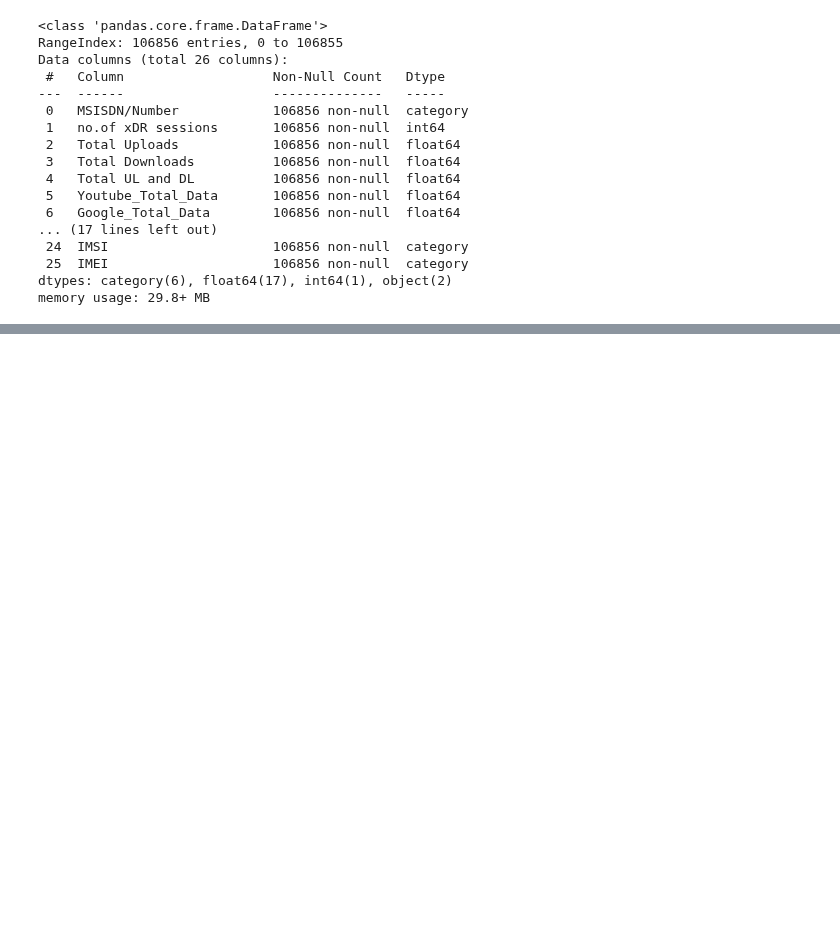
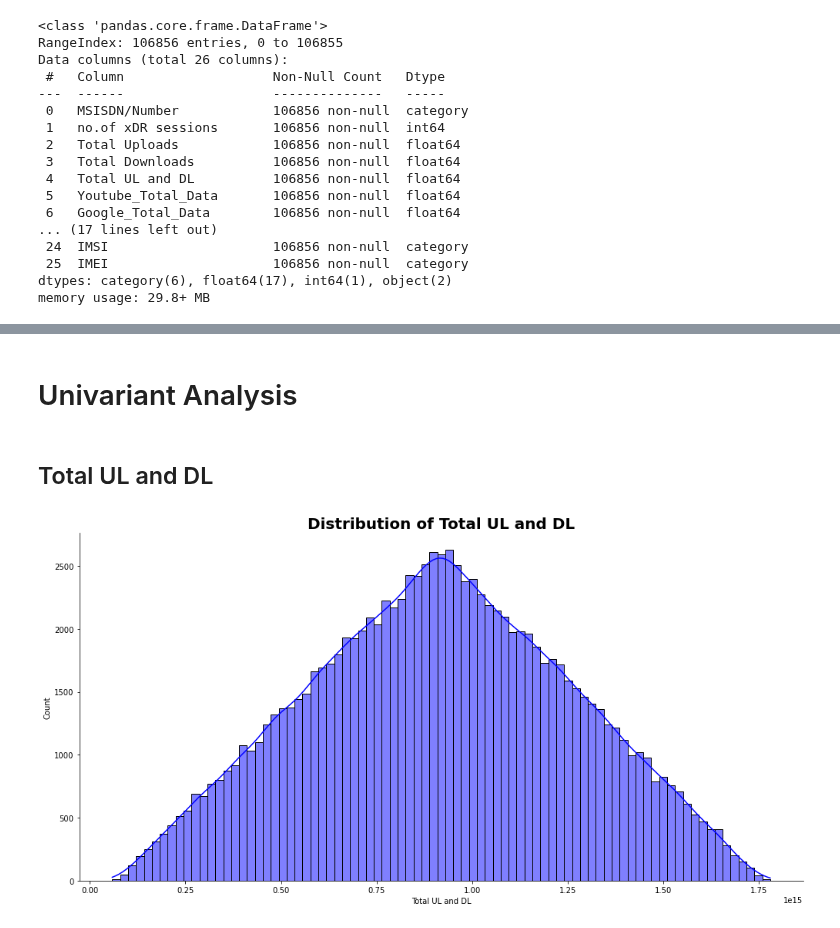
Before and after one commit to Abel-Blue/telecom-user-analytics, a Jupyter notebook: notebooks/data_exploration.ipynb, the cells around one changed output, grey strips where cells are left out. Cells and saved outputs as stored; diff of their text form; code cells hidden in the pictures; blank space fills up the shorter version.

Commit message:
add histogram for google, youtube total datasets

```diff
--- a/notebooks/data_exploration.ipynb
+++ b/notebooks/data_exploration.ipynb
@@ -116,0 +132,8 @@ memory usage: 29.8+ MB
+# %% [markdown]
+# Univariant Analysis
+# %% [markdown]
+## Total UL and DL
+# %%
+exploration.plot_hist(df, 'Total UL and DL', 'blue')
+# %% [output]
+[figure, added]
```
Also changed, not shown: parts of 14 cells of this notebook.
